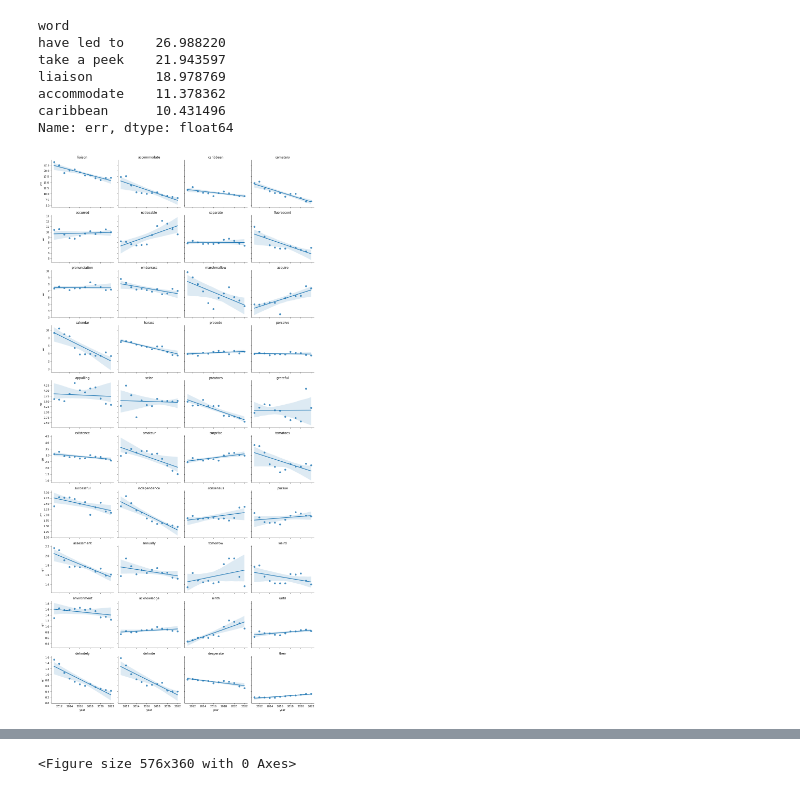
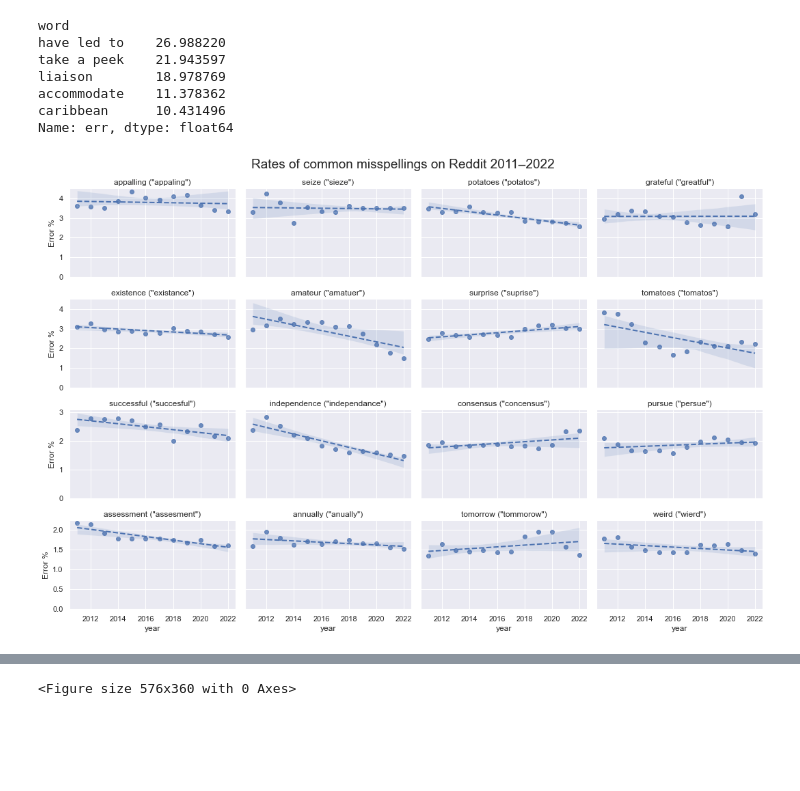
Before and after one commit to colinmorris/reddit-misspelling-trends, a Jupyter notebook: viz.ipynb, the cells around one changed output, grey strips where cells are left out. Cells and saved outputs as stored; diff of their text form; code cells hidden in the pictures; blank space fills up the shorter version.

Commit message:
updated visualizations

```diff
--- a/viz.ipynb
+++ b/viz.ipynb
@@ -6,6 +6,7 @@ import numpy as np
 import seaborn as sns
 from numpy.random import default_rng
 from matplotlib import pyplot as plt
+import matplotlib as mpl
 
 rng = default_rng()
 def beta_ci(alpha, beta, width=95, samples=10000):
@@ -44,6 +45,9 @@ class PatternCounts(object):
     @property
     def labels(self):
         return list(self.counts.keys())
+
+    def top_misspelling(self):
+        return max(self.alts, key=lambda alt: sum(self.counts[alt].values()))
 
     def errors(self, ci=95):
         counts = self.yvals(normalized=False, nomain=False)
@@ -170,46 +174,65 @@ accommodate    11.378362
 caribbean      10.431496
 Name: err, dtype: float64
 # %%
+sns.set_theme()
 blacklist = {'necessary',
              'lightning bolt',
              'have led to',
              'take a peek',
              'big effect',
             }
-n = 40
-words = by_avg_err[~by_avg_err.index.isin(blacklist)].head(n).index
+n = 16
+offset = 1
+words = by_avg_err[~by_avg_err.index.isin(blacklist)].head(n * (offset+1)).tail(n).index
 sub_df = df[df.word.isin(words)]
 
 def dummify(df, words):
     res = df.copy()
     cols = 4
     res['row'] = -1
     res['col'] = -1
     for i, word in enumerate(words):
         row = i // cols
         col = i % cols
         res.loc[res.word == word, 'row'] = row
         res.loc[res.word == word, 'col'] = col
     return res
 
 ddf = dummify(sub_df, words)
 
 
-foo = sns.lmplot(x='year', y='err',
+plotfn = sns.lmplot
+# Uncomment to do straight scatterplot with no regression lines
+#plotfn = sns.relplot
+foo = plotfn(x='year', y='err',
                  col='col',
                  row='row',
                  data=ddf,
            #col_order=words,
            #col_wrap=4,
-           aspect=1.25,
-           height=3,
+           aspect=1.5,
+           height=2.5,
            facet_kws={
                'sharey': 'row',
+           },
+           line_kws={
+               'linestyle': '--',
+               'linewidth': 2,
            },
           );
 
 for i, ax in enumerate(foo.axes.flatten()):
-    title = words[i]
+    main = words[i]
+    title = f'{main} ("{d[main].top_misspelling()}")'
     ax.set_title(title)
+    ax.set_ylabel("Error %")
+    ax.set_ylim(0)
+    #ax.set_xticks([2011, 2013, 2015, 2017, 2019, 2021])
+
+foo.fig.suptitle('Rates of common misspellings on Reddit 2011–2022', y=0.98, fontsize=19);
+foo.fig.tight_layout();
+
+fname = f'{n}_{offset}.png'
+foo.savefig(fname, dpi=110);
 # %% [output]
-[figure, old version]
+[figure, new version]
```
Also changed, not shown: parts of 5 cells of this notebook.
